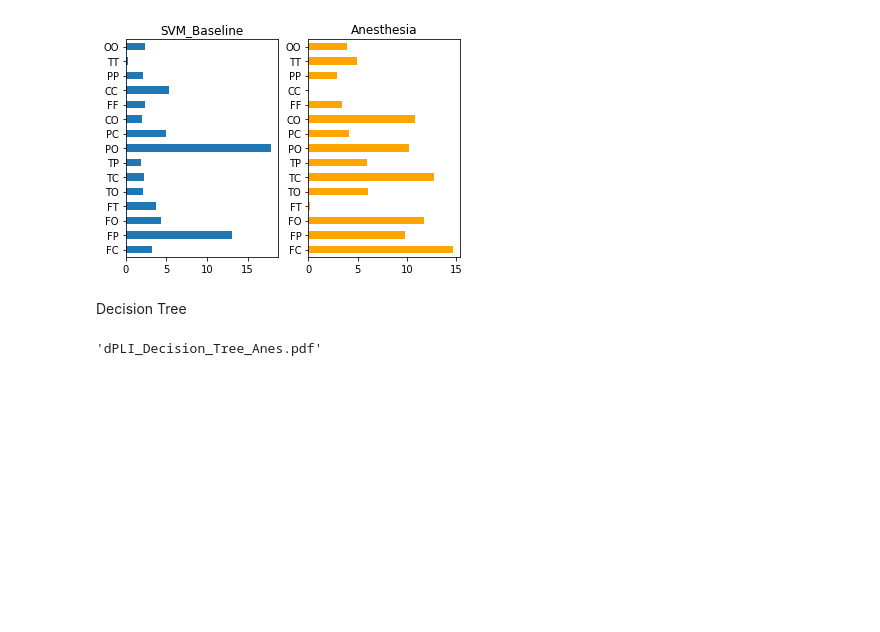
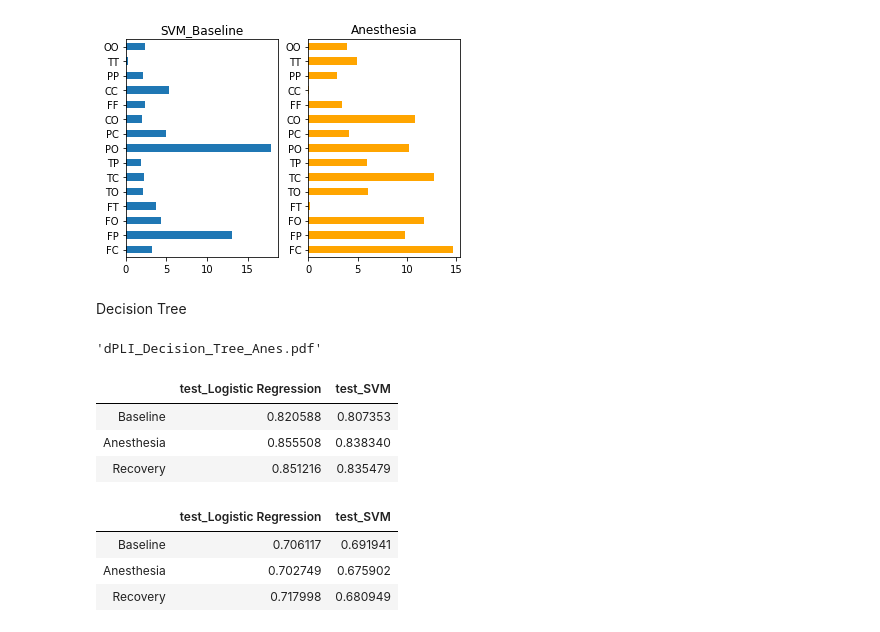
Before and after one commit to BIAPT/Scripts, a Jupyter notebook: DOC_Clustering/classifier_dPLI.ipynb, the cells around one changed output. Drawn from its saved outputs; the diff is of its cells as text; code cells hidden in the pictures; blank space fills up the shorter version.

```diff
--- a/DOC_Clustering/classifier_dPLI.ipynb
+++ b/DOC_Clustering/classifier_dPLI.ipynb
@@ -37,3 +39,14 @@ X_train_Anes,X_test_Anes,Y_train_Anes,Y_test_Anes,Y_ID_Anes_train,Y_ID_Anes_test
 # %% [markdown]
 LOGISTIC REGRESSION
   I Hyperparameter search
+# %%
+lr=LogisticRegression(random_state=0,penalty='l1',C=4,solver='liblinear',max_iter=10000)
+
+score_B, permutation_scores_B, pvalue_B = permutation_test_score(
+    lr, X_Base,Y_out_Base, scoring="accuracy", n_permutations=100, n_jobs=-1,cv=5)
+
+score_A, permutation_scores_A, pvalue_A = permutation_test_score(
+    lr, X_Anes,Y_out_Anes, scoring="accuracy", n_permutations=100, n_jobs=-1,cv=5)
+
+score_R, permutation_scores_R, pvalue_R = permutation_test_score(
+    lr, X_Reco,Y_out_Reco, scoring="accuracy", n_permutations=100, n_jobs=-1,cv=5)
@@ -342,3 +389,25 @@ graph = graphviz.Source(dot_data)
 graph.render('dPLI_Decision_Tree_Anes')
 # %% [output]
 'dPLI_Decision_Tree_Anes.pdf'
+# %%
+data = [[np.max(lr_accuracy_Base), np.max(svm_accuracy_Base)],
+        [np.max(lr_accuracy_Anes), np.max(svm_accuracy_Anes)],
+        [np.max(lr_accuracy_Reco), np.max(svm_accuracy_Reco)]]
+
+pd.DataFrame(data, columns=["test_Logistic Regression", "test_SVM"],index=['Baseline','Anesthesia','Recovery'])
+# %% [output]
+|  | test_Logistic Regression | test_SVM |
+| Baseline | 0.820588 | 0.807353 |
+| Anesthesia | 0.855508 | 0.838340 |
+| Recovery | 0.851216 | 0.835479 |
+# %%
+data = [[np.mean(cv_LR_Base), np.mean(cv_SVM_Base)],
+        [np.mean(cv_LR_Anes), np.mean(cv_SVM_Anes)],
+        [np.mean(cv_LR_Reco), np.mean(cv_SVM_Reco)]]
+
+pd.DataFrame(data, columns=["test_Logistic Regression", "test_SVM"],index=['Baseline','Anesthesia','Recovery'])
+# %% [output]
+|  | test_Logistic Regression | test_SVM |
+| Baseline | 0.706117 | 0.691941 |
+| Anesthesia | 0.702749 | 0.675902 |
+| Recovery | 0.717998 | 0.680949 |
```
Also changed, not shown: parts of 2 cells of this notebook, 6 other files.
